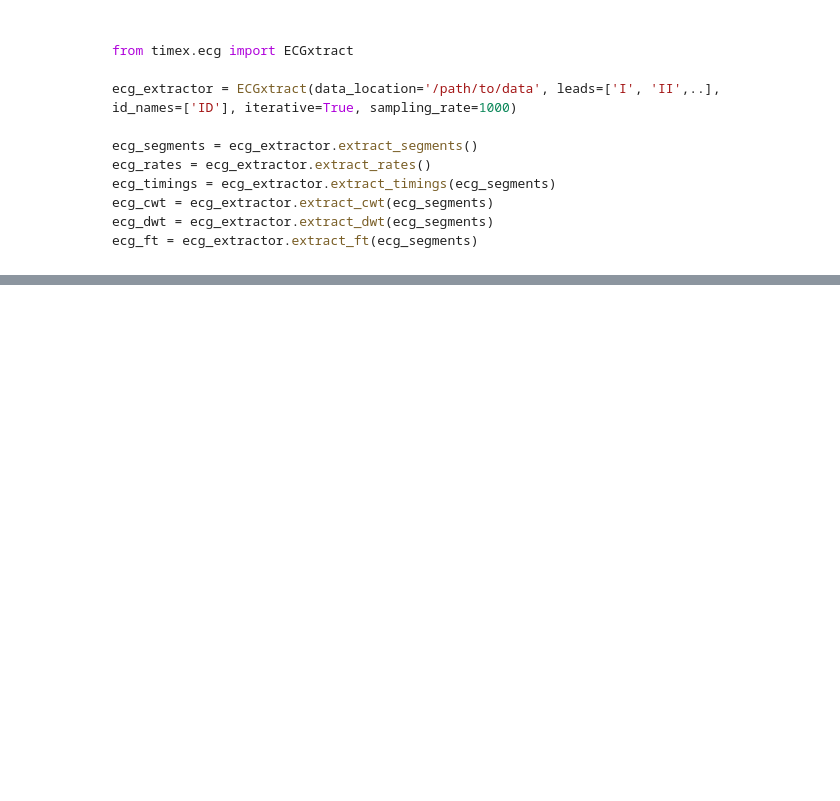
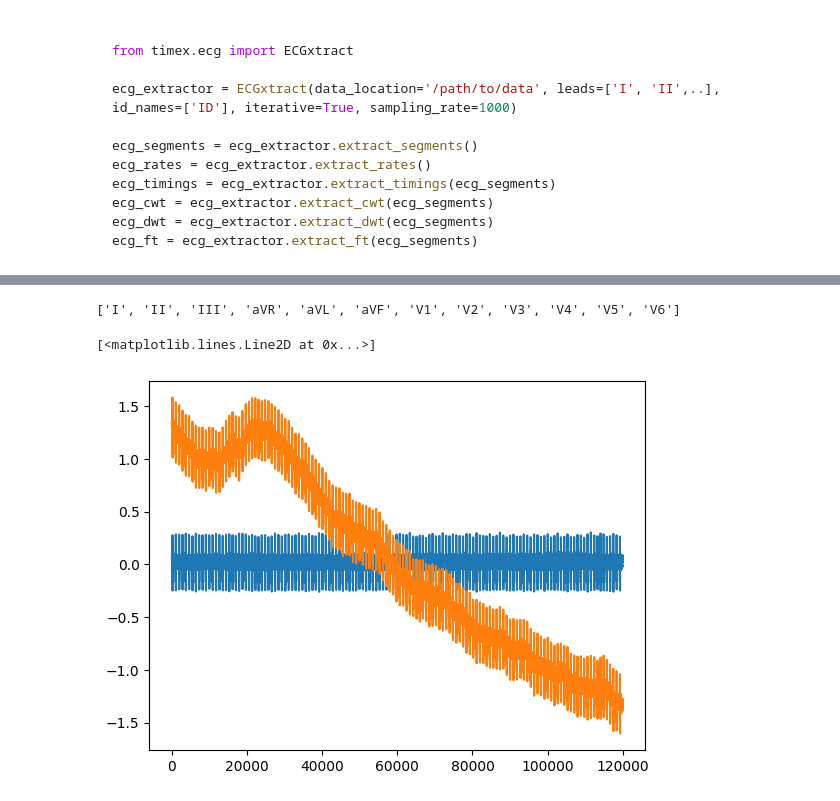
Before and after one commit to bramiozo/TimEx, a Jupyter notebook: sandbox/ECG_medxai.ipynb, the cells around one changed output, grey strips where cells are left out. Drawn from its saved outputs; the diff is of its cells as text; code cells hidden in the pictures; blank space fills up the shorter version.

```diff
--- a/sandbox/ECG_medxai.ipynb
+++ b/sandbox/ECG_medxai.ipynb
@@ -43,7 +45,7 @@ SAMPLE_RATE = 500
 hea_list = [os.path.join(HEA_DIR, f.split('.')[0])
             for f in os.listdir(HEA_DIR) if f.endswith('.hea')]
 # %%
-ecg_path = hea_list[5]
+ecg_path = '/media/bramiozo/DATA-FAST/ecg/physionet_classification_challenge/training/ptb/g1/S0513' # hea_list[5]
 hea = os.path.basename(ecg_path)
 
 band_names = wfdb.rdheader(ecg_path).__dict__['sig_name']
@@ -66,16 +81,25 @@ print(ecg_path, meta_str)
 # %%
-tmp = wfdb.rdsamp(ecg_path)[0]
+tdf = pd.DataFrame(tmp, columns=band_names)
 tdf['age'] = age
 tdf['sex'] = sex
 tdf['diagnosis'] = diagnosis
 tdf['segment'] = hea
 # %%
 band_names
+# %% [output]
+['I', 'II', 'III', 'aVR', 'aVL', 'aVF', 'V1', 'V2', 'V3', 'V4', 'V5', 'V6']
 # %%
 BAND = 'II'
 # %%
 cleaned_signal_processed, r_peaks  = nk.ecg_process(tdf[BAND], sampling_rate=SAMPLE_RATE)
 cleaned_signal = nk.ecg_clean(tdf[BAND], sampling_rate=SAMPLE_RATE)
+# %%
+filtered_signal = nk.signal_filter(tdf[BAND], sampling_rate=SAMPLE_RATE, lowcut=0.5, highcut=40, order=2)
+plt.plot(filtered_signal)
+plt.plot(tdf[BAND])
+# %% [output]
+[<matplotlib.lines.Line2D at 0x...>]
+[figure, added]
 # %%
 plt.figure(figsize=(15, 5))
 plt.plot(tdf[BAND], label='Original Signal')
```
Also changed, not shown: parts of 22 cells of this notebook, 1 other file.
